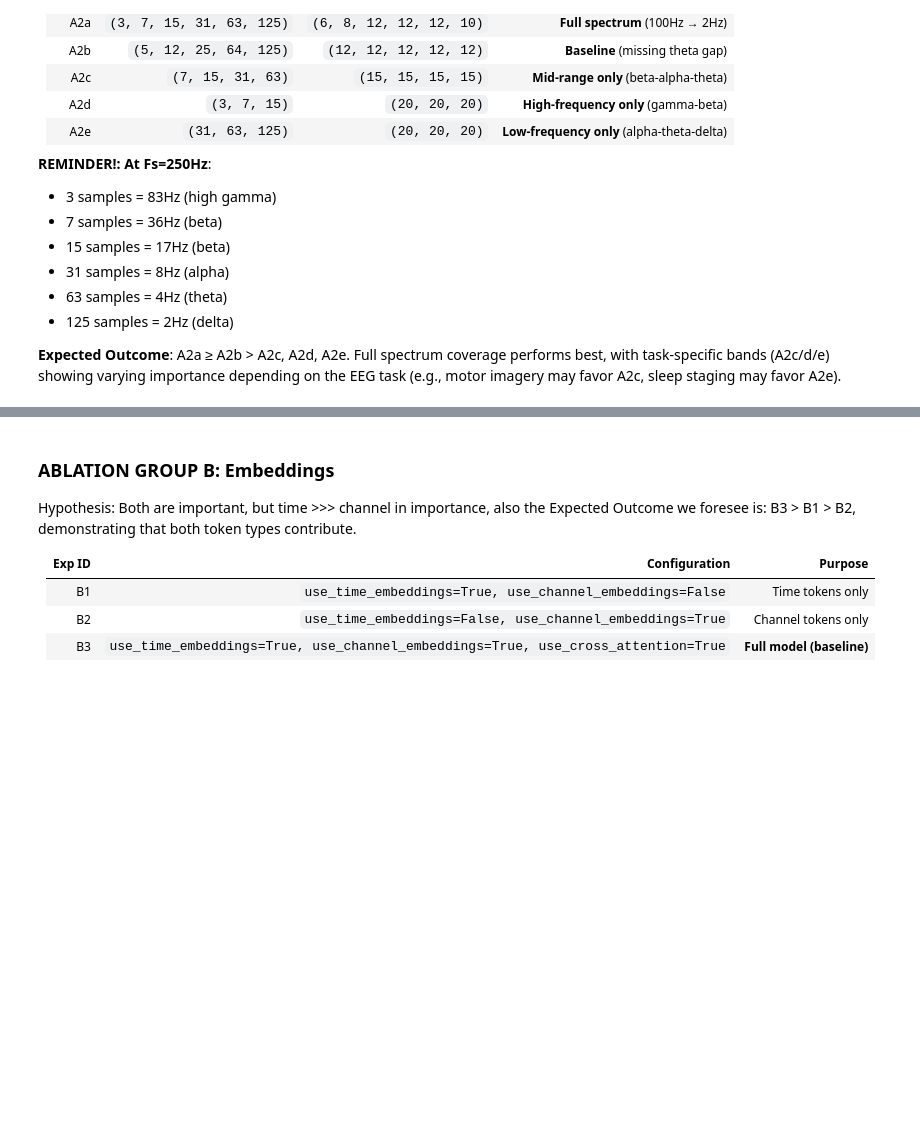
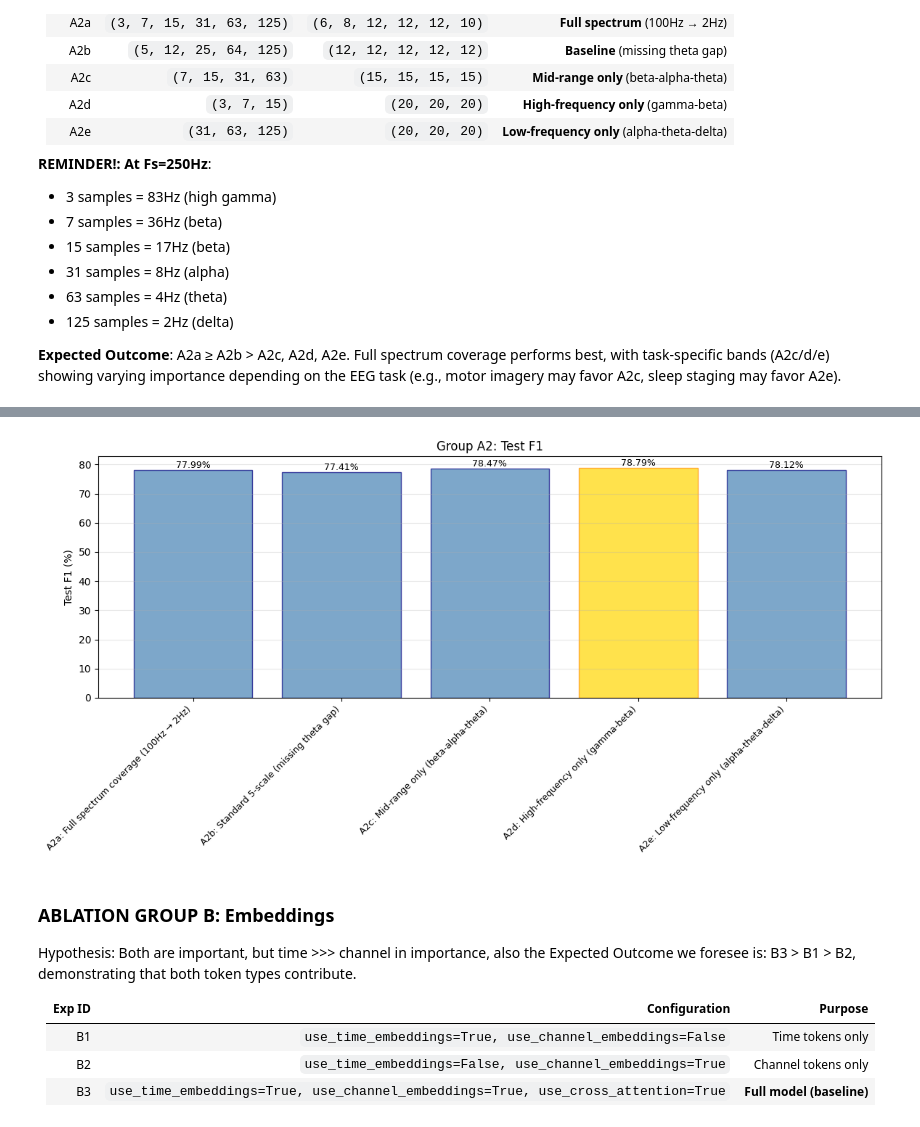
Before and after one commit to eZWALT/ML4HD-Machine-Learning-for-Human-Data, a Jupyter notebook: PROJECT/src/clean.ipynb, the cells around one changed output, grey strips where cells are left out. Saved outputs shown, nothing was run; the diff lists cells and outputs as text; code cells hidden in the pictures; blank space fills up the shorter version.

```diff
--- a/PROJECT/src/clean.ipynb
+++ b/PROJECT/src/clean.ipynb
@@ -2308,0 +2489,11 @@ plot_group_results('A2', metric='test_f1')
+# %%
+run_experiments(
+    experiments_A2,
+    X_train, y_train,
+    X_val, y_val,
+    X_test, y_test,
+    baseline_params,
+    force_retrain=REDO_ABLATION["A2"]
+)
+plot_group_results('A2', metric='test_f1')
+# %% [output]
@@ -2309,3 +2511,4 @@ plot_group_results('A2', metric='test_f1')
+[figure, added]
 # %% [markdown]
 ### ABLATION GROUP B: Embeddings
 
```
Also changed, not shown: parts of 44 cells of this notebook.
